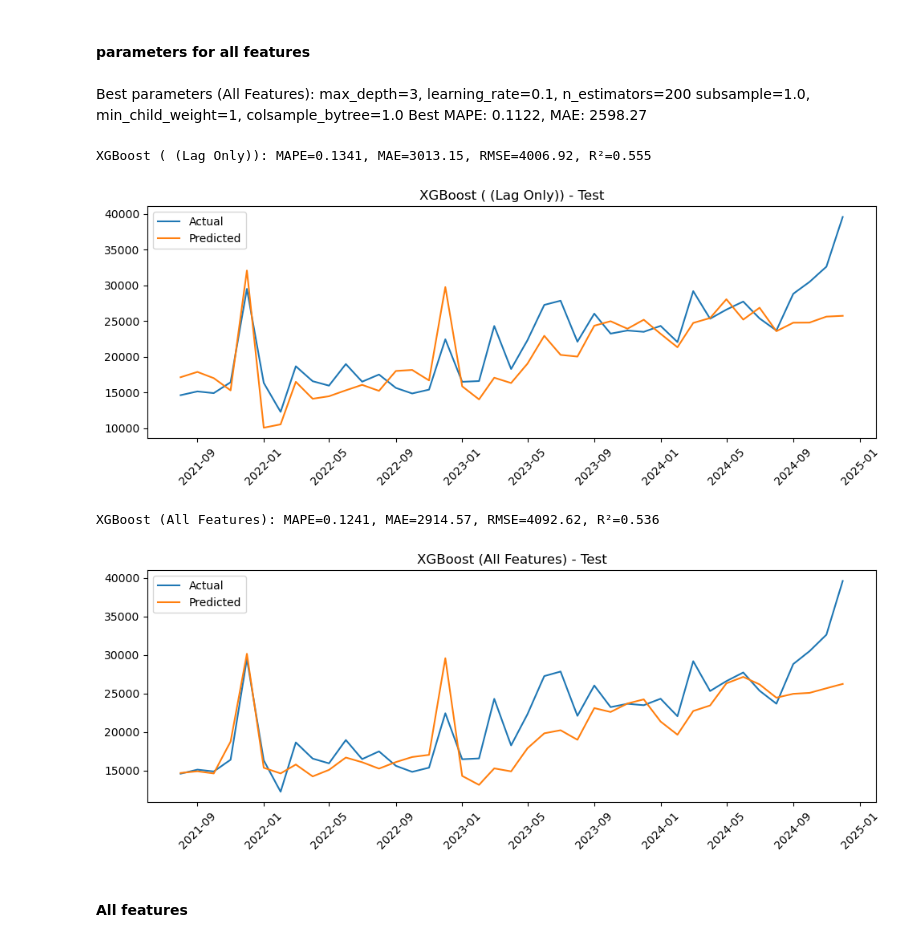
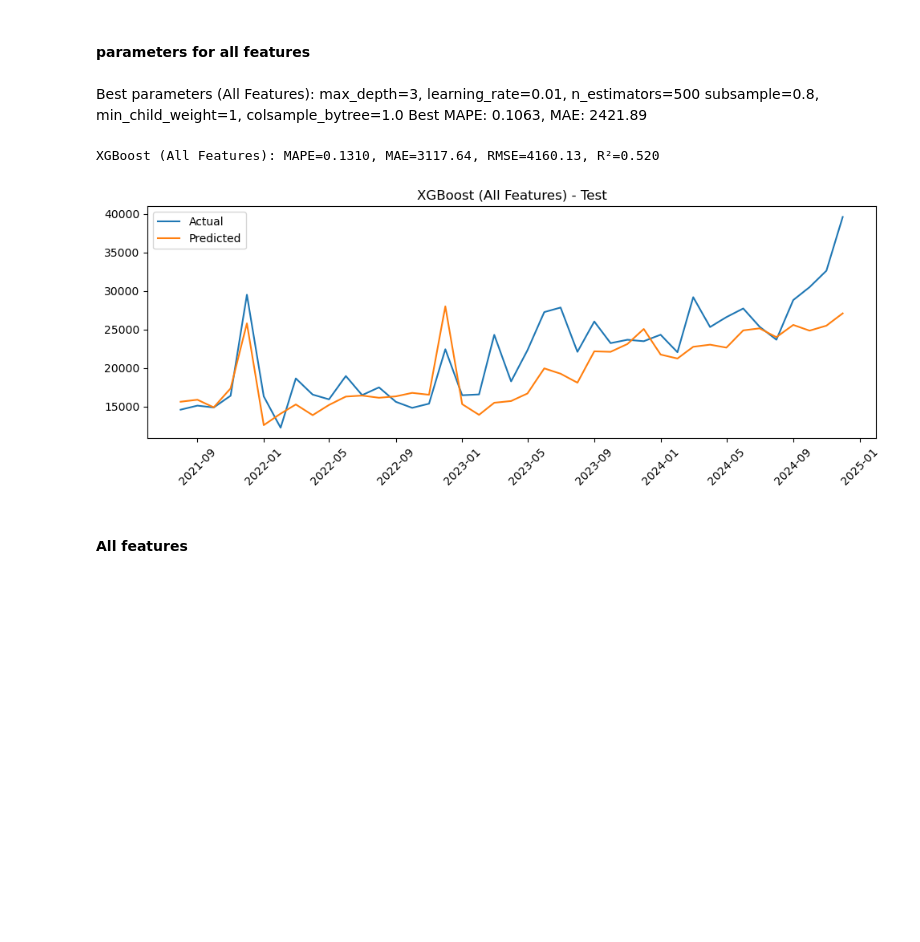
Before and after one commit to DylanHaaz/Tryhard, a Jupyter notebook: 100%/1maand test.ipynb, the cells around one changed output. Cells and saved outputs as stored; diff of their text form; code cells hidden in the pictures; blank space fills up the shorter version.

```diff
--- a/100%/1maand test.ipynb
+++ b/100%/1maand test.ipynb
@@ -721,14 +770,14 @@ import numpy as np
 
 # Hyperparameter grid
 param_grid = {
-    'max_depth': [1], #[2, 3, 4],
-    'learning_rate': [0.05, 0.1, 0.2],
-    'n_estimators': [200],
+    'max_depth': [3,5,7],
+    'learning_rate': [0.01, 0.03, 0.1],
+    'n_estimators': [100, 200, 500],
     'subsample': [0.8, 1.0],
-    'min_child_weight': [1, 3, 5, 8],
-    'colsample_bytree': [0.8, 1.0],
-    'reg_alpha': [0, 0.1, 0.5, 1],
-    'reg_lambda': [1, 2, 5, 10]
+    'min_child_weight': [1, 5],
+    'colsample_bytree': [1.0],
+    'reg_alpha': [0],
+    'reg_lambda': [1]
 }
 
 # Genereer alle combinaties
@@ -1412,6 +1461,6 @@ Best parameters (Lag-Only):
 # %%
 for label, features in feature_sets.items():
-    if label not in [' (Lag Only)', 'All Features']:
+    if label not in [' (Lag Only)']: # , 'All Features'
         continue  # Sla andere feature sets over
 
     (
@@ -1421,7 +1470,7 @@ for label, features in feature_sets.items():
         df_lagged, features, 'Totaal_verkochte_wegvoertuigen',
         lambda: xgb.XGBRegressor(
             objective='reg:squarederror',
-            max_depth=3, learning_rate=0.1, n_estimators=200,
+            max_depth=3, learning_rate=0.01, n_estimators=500,
             subsample=1.0, min_child_weight=1, colsample_bytree=1.0,
             eval_metric="rmse"
         ),
@@ -1478,49 +1525,48 @@ XGBoost (All Features): MAPE=0.1241, MAE=2914.57, RMSE=4092.62, R²=0.536
 #### parameters for all features
 # %% [markdown]
 
+
 Best parameters (All Features):
-  max_depth=3, learning_rate=0.1, n_estimators=200
-  subsample=1.0, min_child_weight=1, colsample_bytree=1.0
-  Best MAPE: 0.1122, MAE: 2598.27
+  max_depth=3, learning_rate=0.01, n_estimators=500
+  subsample=0.8, min_child_weight=1, colsample_bytree=1.0
+  Best MAPE: 0.1063, MAE: 2421.89
 # %%
 for label, features in feature_sets.items():
-    if label not in [' (Lag Only)', 'All Features']:
+    if label not in [ 'All Features']: # ' (Lag Only)',
         continue  # Sla andere feature sets over
 
     (
          mae, rmse, r2, mape, preds, actuals,
         val_mae, val_rmse, val_r2, val_mape, val_preds, val_actuals, validation_dates,test_dates
     ) = walk_forward_validation_with_validation_set(
         df_lagged, features, 'Totaal_verkochte_wegvoertuigen',
         lambda: xgb.XGBRegressor(
             objective='reg:squarederror',
-             max_depth=3, learning_rate=0.1, n_estimators=200,
-             subsample=1.0, min_child_weight=1, colsample_bytree=1.0,
+             max_depth=3, learning_rate=0.01, n_estimators=500,
+             subsample=0.8, min_child_weight=1, colsample_bytree=1.0,
             eval_metric="rmse"
 
 
 
         ),
         validation_size=1, forecast_horizon=1
     )
     print(f"XGBoost ({label}): MAPE={mape:.4f}, MAE={mae:.2f}, RMSE={rmse:.2f}, R²={r2:.3f}")
 
       # For test visualization (assuming monthly data)
     plot_dates = pd.to_datetime(test_dates)
 
     plt.figure(figsize=(10, 4))
     plt.plot(test_dates, actuals[:len(test_dates)], label='Actual')
     plt.plot(test_dates, preds[:len(test_dates)], label='Predicted')
     plt.title(f'XGBoost ({label}) - Test')
     plt.legend()
     plt.xticks(rotation=45)
     plt.tight_layout()
     plt.show()
 # %% [output]
-XGBoost ( (Lag Only)): MAPE=0.1341, MAE=3013.15, RMSE=4006.92, R²=0.555
+XGBoost (All Features): MAPE=0.1310, MAE=3117.64, RMSE=4160.13, R²=0.520
-[figure, old version]
+[figure, new version]
-XGBoost (All Features): MAPE=0.1241, MAE=2914.57, RMSE=4092.62, R²=0.536
-[figure, removed]
 # %% [markdown]
 #### All features
 # %%
```
Also changed, not shown: parts of 4 cells of this notebook, 1 other file.
